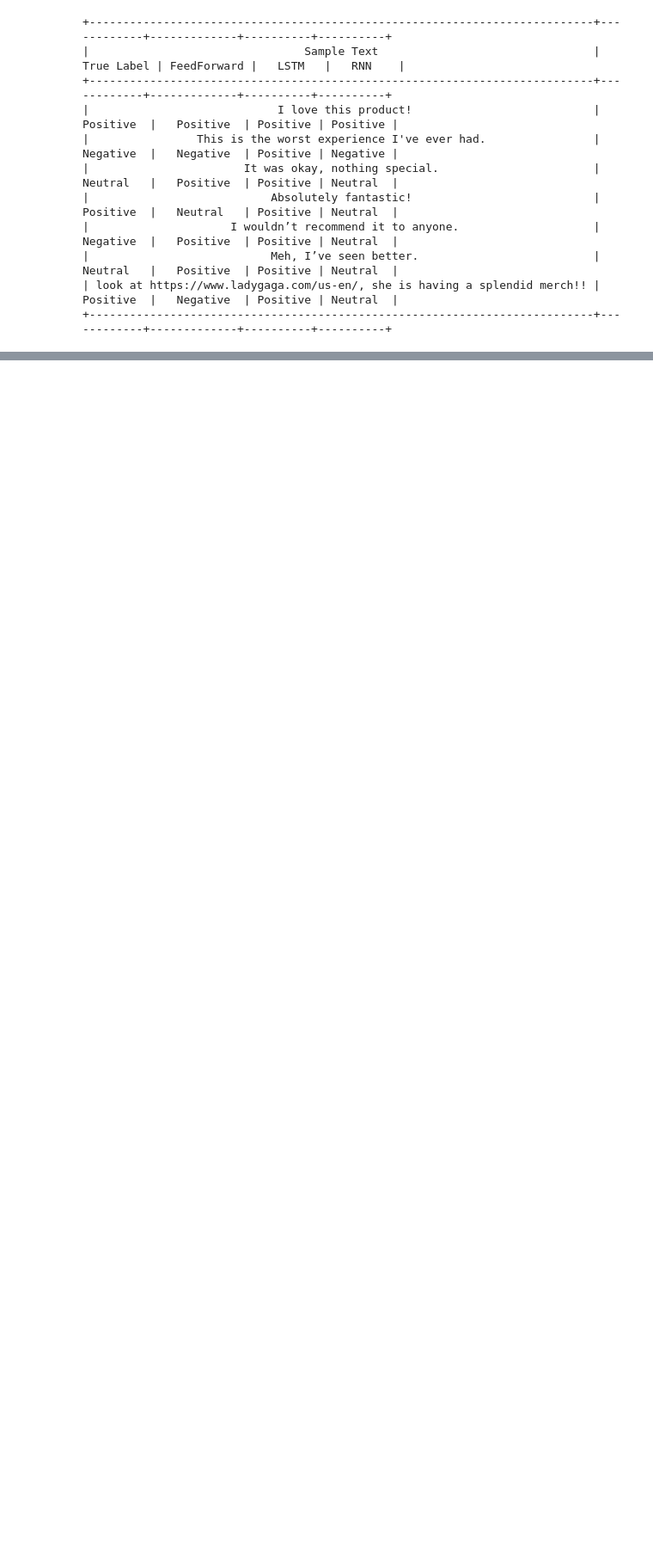
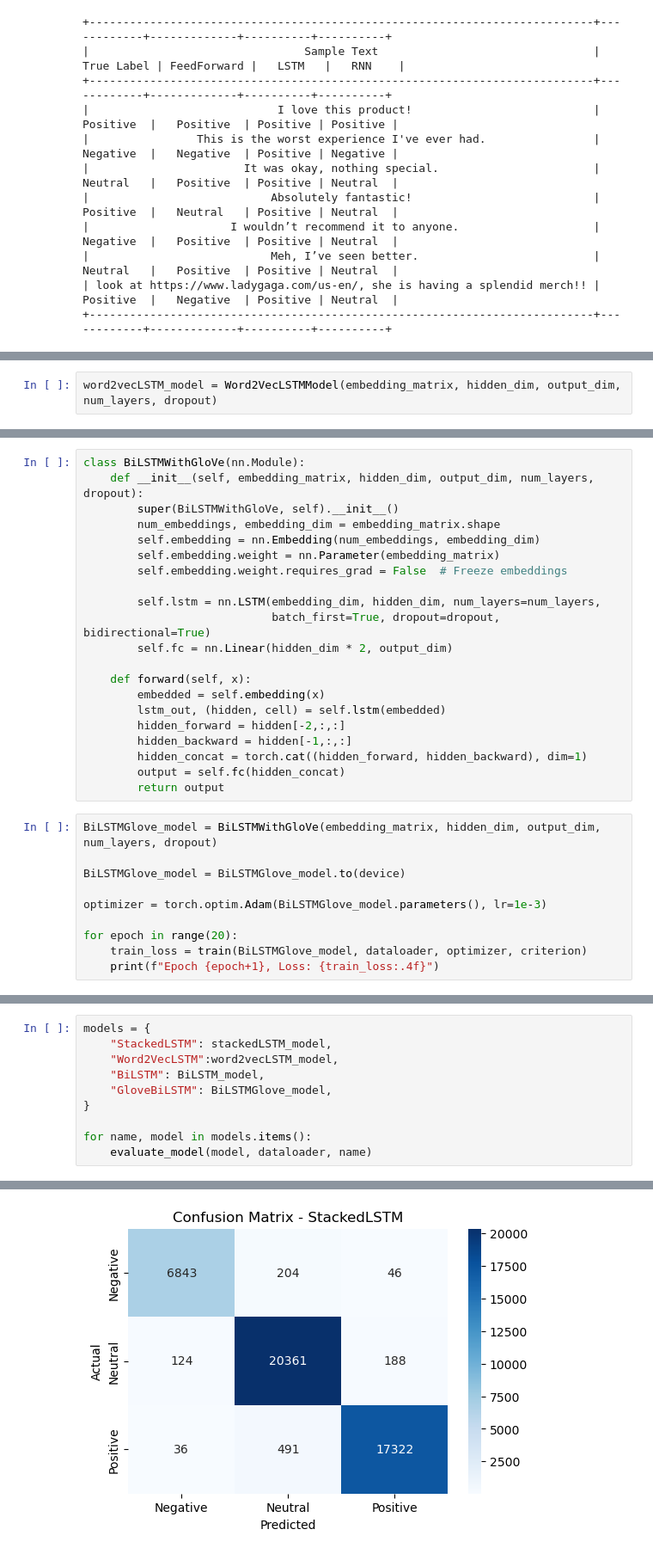
Before and after one commit to Hassan-Tamer/NLP-Assignments, a Jupyter notebook: A3/tweets_classification.ipynb, the cells around one changed output, grey strips where cells are left out. Shown at 86% size. Drawn from its saved outputs; the diff is of its cells as text; blank space fills up the shorter version.

```diff
--- a/A3/tweets_classification.ipynb
+++ b/A3/tweets_classification.ipynb
@@ -645,0 +691,2 @@ print(table)
+# %%
+word2vecLSTM_model = Word2VecLSTMModel(embedding_matrix, hidden_dim, output_dim, num_layers, dropout)
@@ -645,0 +787,31 @@ print(table)
+# %%
+class BiLSTMWithGloVe(nn.Module):
+    def __init__(self, embedding_matrix, hidden_dim, output_dim, num_layers, dropout):
+        super(BiLSTMWithGloVe, self).__init__()
+        num_embeddings, embedding_dim = embedding_matrix.shape
+        self.embedding = nn.Embedding(num_embeddings, embedding_dim)
+        self.embedding.weight = nn.Parameter(embedding_matrix)
+        self.embedding.weight.requires_grad = False  # Freeze embeddings
+
+        self.lstm = nn.LSTM(embedding_dim, hidden_dim, num_layers=num_layers,
+                            batch_first=True, dropout=dropout, bidirectional=True)
+        self.fc = nn.Linear(hidden_dim * 2, output_dim)
+
+    def forward(self, x):
+        embedded = self.embedding(x)
+        lstm_out, (hidden, cell) = self.lstm(embedded)
+        hidden_forward = hidden[-2,:,:]
+        hidden_backward = hidden[-1,:,:]
+        hidden_concat = torch.cat((hidden_forward, hidden_backward), dim=1)
+        output = self.fc(hidden_concat)
+        return output
+# %%
+BiLSTMGlove_model = BiLSTMWithGloVe(embedding_matrix, hidden_dim, output_dim, num_layers, dropout)
+
+BiLSTMGlove_model = BiLSTMGlove_model.to(device)
+
+optimizer = torch.optim.Adam(BiLSTMGlove_model.parameters(), lr=1e-3)
+
+for epoch in range(20):
+    train_loss = train(BiLSTMGlove_model, dataloader, optimizer, criterion)
+    print(f"Epoch {epoch+1}, Loss: {train_loss:.4f}")
@@ -645,0 +834,11 @@ print(table)
+# %%
+models = {
+    "StackedLSTM": stackedLSTM_model,
+    "Word2VecLSTM":word2vecLSTM_model,
+    "BiLSTM": BiLSTM_model,
+    "GloveBiLSTM": BiLSTMGlove_model,
+}
+
+for name, model in models.items():
+    evaluate_model(model, dataloader, name)
+# %% [output]
@@ -645,0 +855 @@ print(table)
+[figure, added]
```
Also changed, not shown: parts of 35 cells of this notebook.
